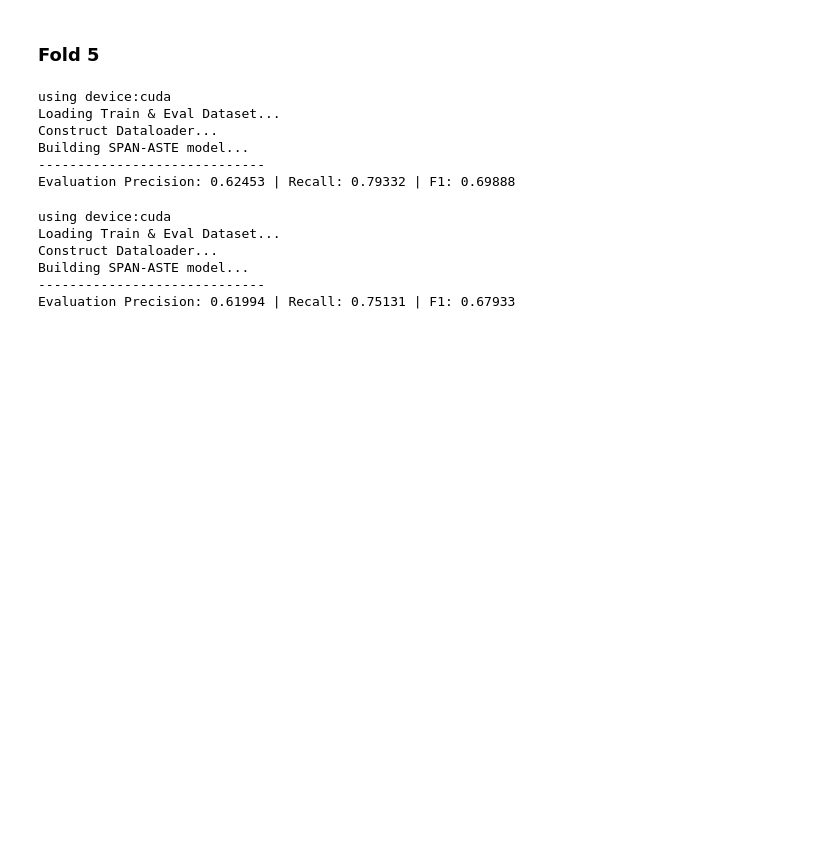
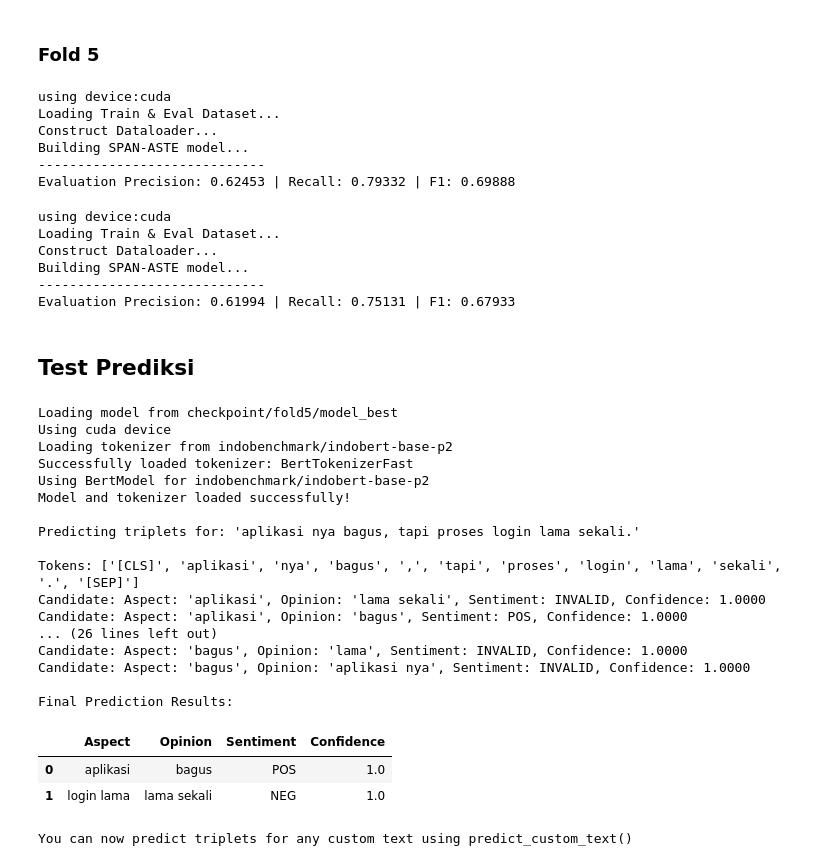
Before and after one commit to fezaraffaarnanda/span_aste, a Jupyter notebook: span-aste_indobert_base.ipynb, the cells around one changed output. Drawn from its saved outputs; the diff is of its cells as text; code cells hidden in the pictures; blank space fills up the shorter version.

Commit message:
coba predict

```diff
--- a/span-aste_indobert_base.ipynb
+++ b/span-aste_indobert_base.ipynb
@@ -438,3 +446,5 @@ Construct Dataloader...
 Building SPAN-ASTE model...
 -----------------------------
 Evaluation Precision: 0.61994 | Recall: 0.75131 | F1: 0.67933
+# %% [markdown]
+## Test Prediksi
@@ -440,0 +859,49 @@ Evaluation Precision: 0.61994 | Recall: 0.75131 | F1: 0.67933
+# %%
+
+# Main execution section
+try:
+    model, tokenizer = load_model_and_tokenizer()
+    print("Model and tokenizer loaded successfully!")
+
+    # Function for interactive predictions
+    def predict_custom_text(text):
+        print(f"\nPredicting triplets for: '{text}'")
+        result = predict_triplets(model, tokenizer, text)
+        print("\nFinal Prediction Results:")
+        return result
+
+    # Example usage
+    example_text = "aplikasi nya bagus, tapi proses login lama sekali."
+    result = predict_custom_text(example_text)
+    display(result)
+
+    # Now you can use predict_custom_text() for any custom text
+    print("\nYou can now predict triplets for any custom text using predict_custom_text()")
+
+except Exception as e:
+    print(f"Error during model loading or prediction: {e}")
+    # Print more detailed stack trace
+    import traceback
+    traceback.print_exc()
+# %% [output]
+Loading model from checkpoint/fold5/model_best
+Using cuda device
+Loading tokenizer from indobenchmark/indobert-base-p2
+Successfully loaded tokenizer: BertTokenizerFast
+Using BertModel for indobenchmark/indobert-base-p2
+Model and tokenizer loaded successfully!
+
+Predicting triplets for: 'aplikasi nya bagus, tapi proses login lama sekali.'
+
+Tokens: ['[CLS]', 'aplikasi', 'nya', 'bagus', ',', 'tapi', 'proses', 'login', 'lama', 'sekali', '.', '[SEP]']
+Candidate: Aspect: 'aplikasi', Opinion: 'lama sekali', Sentiment: INVALID, Confidence: 1.0000
+Candidate: Aspect: 'aplikasi', Opinion: 'bagus', Sentiment: POS, Confidence: 1.0000
+... (26 lines left out)
+Candidate: Aspect: 'bagus', Opinion: 'lama', Sentiment: INVALID, Confidence: 1.0000
+Candidate: Aspect: 'bagus', Opinion: 'aplikasi nya', Sentiment: INVALID, Confidence: 1.0000
+
+Final Prediction Results:
+|  | Aspect | Opinion | Sentiment | Confidence |
+| 0 | aplikasi | bagus | POS | 1.0 |
+| 1 | login lama | lama sekali | NEG | 1.0 |
+You can now predict triplets for any custom text using predict_custom_text()
```
Also changed, not shown: parts of 3 cells of this notebook, 5 other files.
